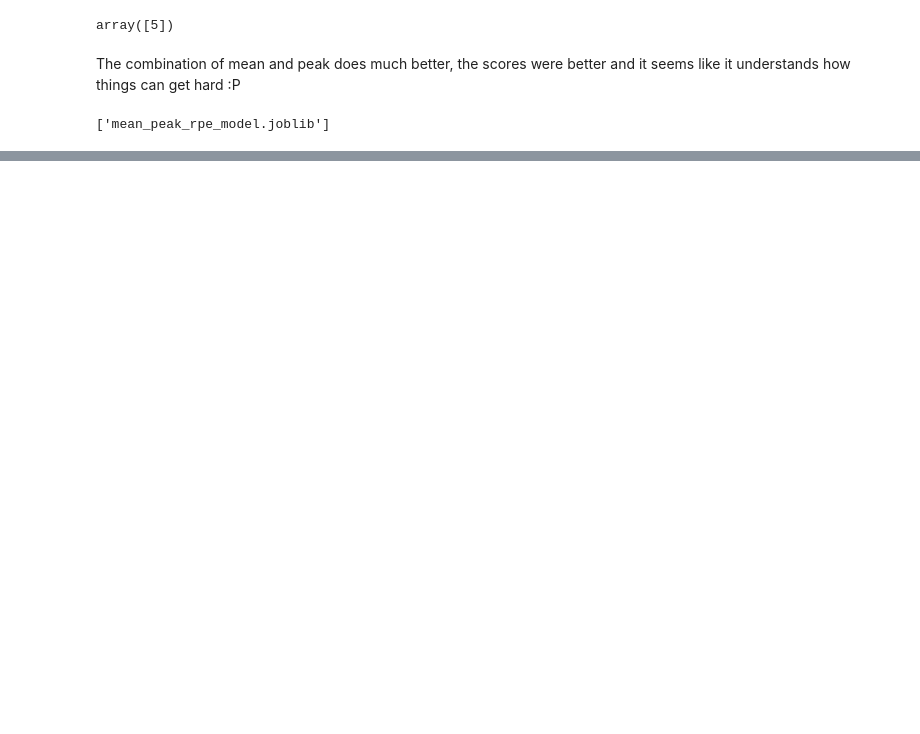
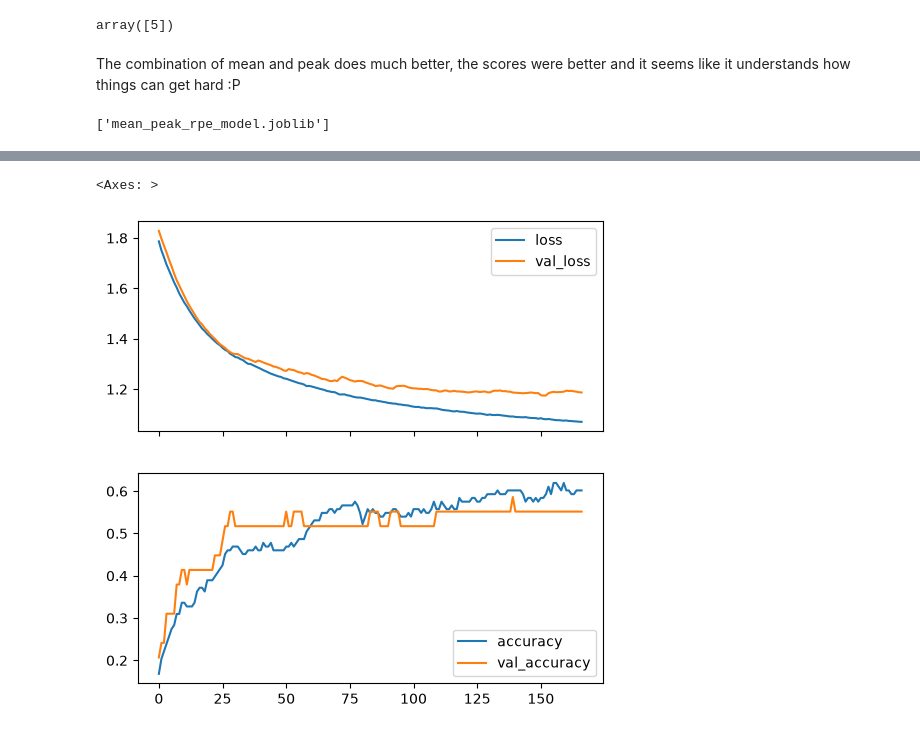
Before and after one commit to fullsterkur-ai/playground, a Jupyter notebook: lifting/velocity_rpe_model.ipynb, the cells around one changed output, grey strips where cells are left out. Cells and saved outputs as stored; diff of their text form; code cells hidden in the pictures; blank space fills up the shorter version.

Commit message:
chore: 1D cnn for rpe estimation

```diff
--- a/lifting/velocity_rpe_model.ipynb
+++ b/lifting/velocity_rpe_model.ipynb
@@ -283,0 +306,3 @@ joblib.dump(mean_peak_model, "mean_peak_rpe_model.joblib")
+# %%
+footage_samples = estimations_df.groupby("filename").groups.keys()
+print(footage_samples)
@@ -283,0 +426,22 @@ joblib.dump(mean_peak_model, "mean_peak_rpe_model.joblib")
+# %%
+train_idx, test_idx = next(StratifiedKFold(5, shuffle=True, random_state=0).split(reps, y))
+X_train, y_train = X[train_idx], y[train_idx]
+X_test, y_test = X[test_idx], y[test_idx]
+
+class_weights = dict(enumerate(compute_class_weight("balanced", classes=np.unique(y), y=y)))
+# %%
+N_CHANNELS = 10 # displacement, velocity, angular distances (hip, knee, elbow, shoulder), and angular velocities
+
+rpe_nn_model = Sequential([
+    Input(shape=(None, N_CHANNELS)),
+#    Conv1D(filters=128, kernel_size=5),
+#    MaxPool1D(),
+    Conv1D(filters=8, kernel_size=4),
+    MaxPool1D(),
+    GlobalAveragePooling1D(),
+    Dense(units=6, activation=softmax)
+])
+
+rpe_nn_model.compile(optimizer="adam", loss="sparse_categorical_crossentropy", metrics=["accuracy"])
+
+rpe_nn_model.summary()
@@ -283,0 +465,15 @@ joblib.dump(mean_peak_model, "mean_peak_rpe_model.joblib")
+# %%
+early_stop = EarlyStopping(
+    monitor="val_loss",
+    patience=15,
+    restore_best_weights=True,
+)
+
+training_history = rpe_nn_model.fit(
+    X_train, y_train,
+    validation_data=(X_test, y_test),
+    epochs=300,
+    batch_size=8,
+    callbacks=[early_stop],
+    class_weight=class_weights
+)
@@ -283,0 +498,8 @@ joblib.dump(mean_peak_model, "mean_peak_rpe_model.joblib")
+# %%
+h = pd.DataFrame(training_history.history)
+fig, (a, b) = plt.subplots(2, 1, figsize=(6, 6), sharex=True)
+h[["loss", "val_loss"]].plot(ax=a)
+h[["accuracy", "val_accuracy"]].plot(ax=b)
+# %% [output]
+<Axes: >
+[figure, added]
```
Also changed, not shown: parts of 24 cells of this notebook, 2 other files.
